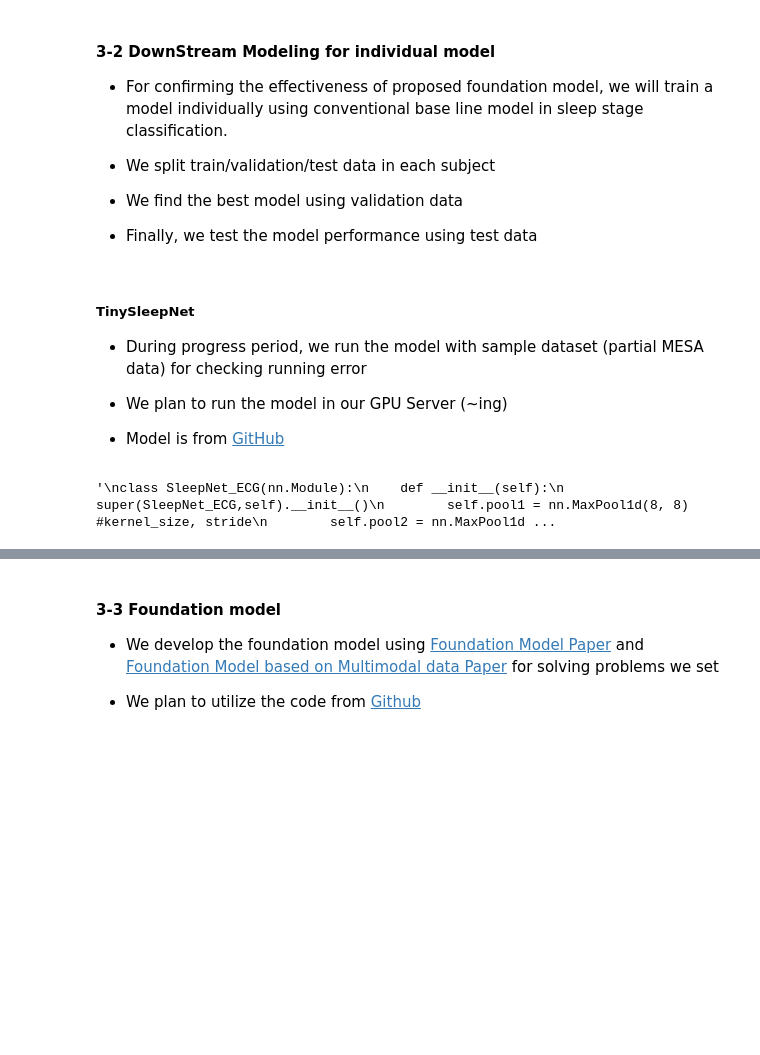
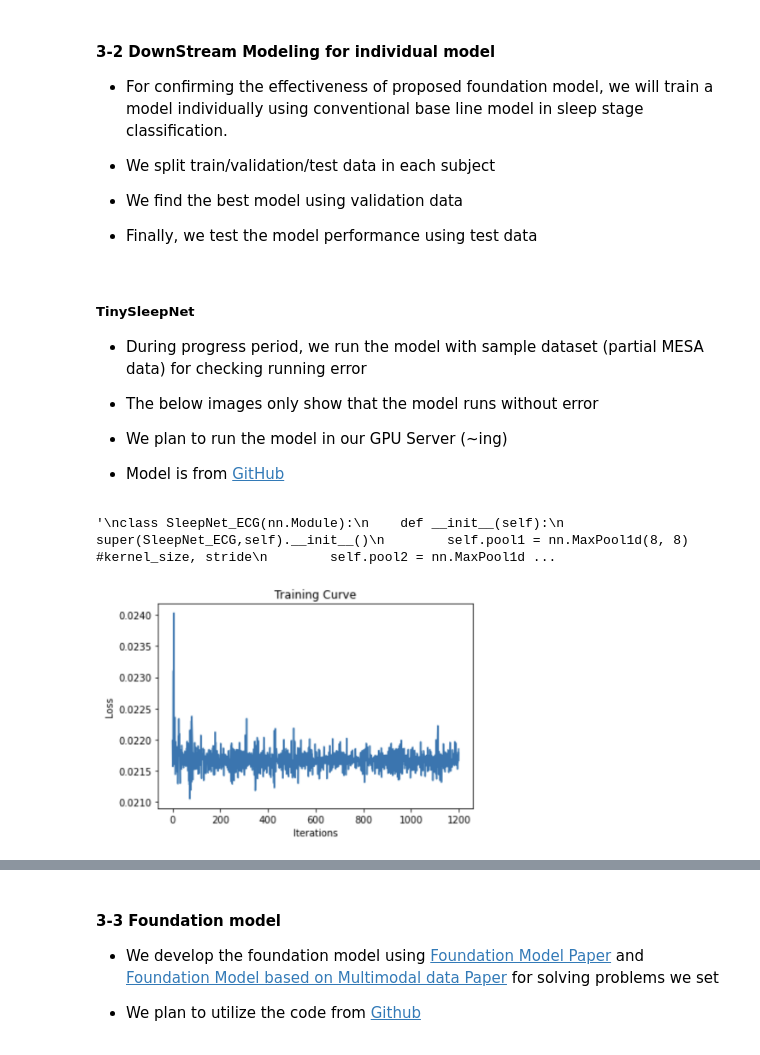
Before and after one commit to sunghwanism/FM_for_bio_signal, a Jupyter notebook: report/merge_Progress_report.ipynb, the cells around one changed output, grey strips where cells are left out. Cells and saved outputs as stored; diff of their text form; code cells hidden in the pictures; blank space fills up the shorter version.

Commit message:
add images about training curve in progress report

```diff
--- a/report/merge_Progress_report.ipynb
+++ b/report/merge_Progress_report.ipynb
@@ -180,6 +180,9 @@ plt.show()
 ##### TinySleepNet
 
 - During progress period, we run the model with sample dataset (partial MESA data) for checking running error
+
+- The below images only show that the model runs without error
+
 - We plan to run the model in our GPU Server (~ing)
 
 - Model is from [GitHub](https://github.com/akaraspt/tinysleepnet)
@@ -229,3 +232,7 @@ class SleepNet_ECG(nn.Module):
 """
 # %% [output]
 '\nclass SleepNet_ECG(nn.Module):\n    def __init__(self):\n        super(SleepNet_ECG,self).__init__()\n        self.pool1 = nn.MaxPool1d(8, 8) #kernel_size, stride\n        self.pool2 = nn.MaxPool1d ...
+# %%
+Image("../asset/sample_individual_train_1.png", width=400, height=400)
+# %% [output]
+[figure, added]
```
Also changed, not shown: parts of 1 cell of this notebook.
